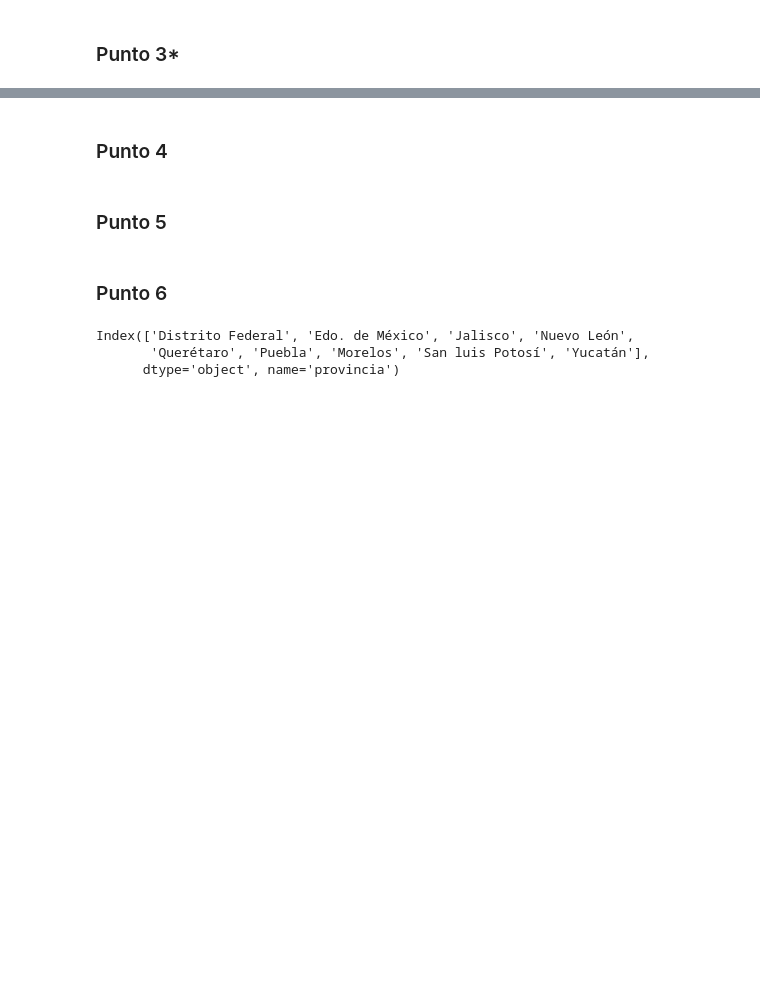
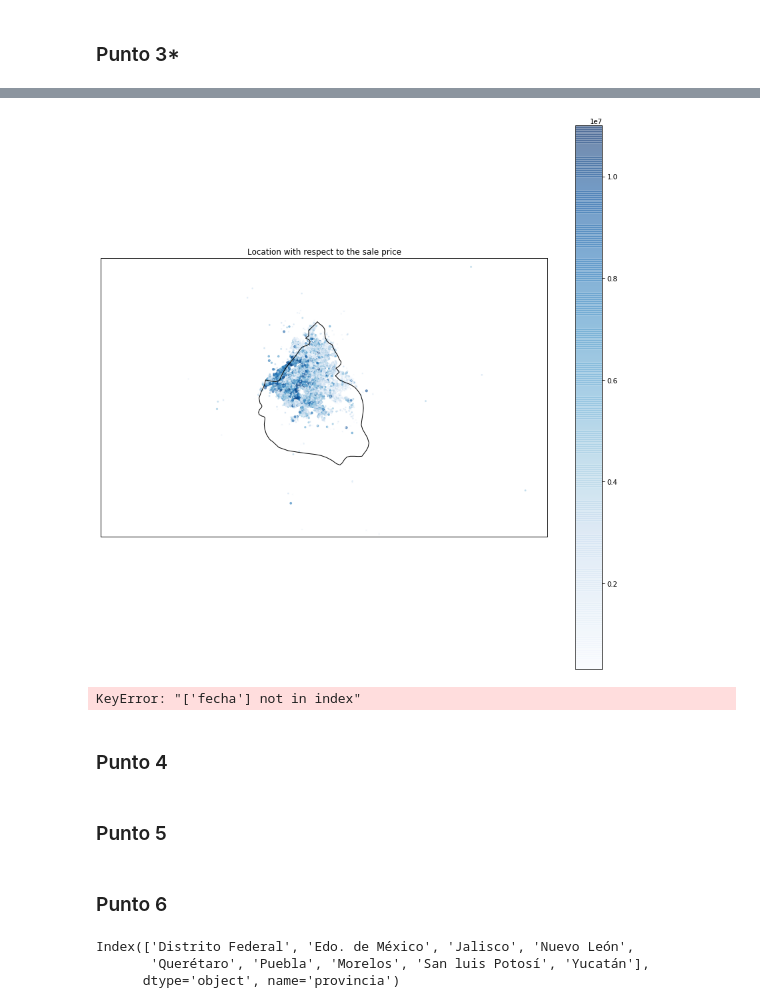
Before and after one commit to nbuzzano/7506-zonaprop, a Jupyter notebook: zonaprop-data-analysis.ipynb, the cells around one changed output, grey strips where cells are left out. Saved outputs shown, nothing was run; the diff lists cells and outputs as text; code cells hidden in the pictures; blank space fills up the shorter version.

```diff
--- a/zonaprop-data-analysis.ipynb
+++ b/zonaprop-data-analysis.ipynb
@@ -626,3 +626,16 @@ ax.set_extent([-120, -85, 14, 34], crs=ccrs.PlateCarree())
 ### Punto 3*
 # %%
 #HACER OTRO MAPA PERO PARA DISTRITO FEDERAL QUE ES LA LOCALIDAD QUE MAS CONCENTRA.
+# %%
+resolution = '10m'
+category = 'cultural'
+name = 'admin_1_states_provinces'
+
+shpfilename = shapereader.natural_earth(resolution, category, name)
+reader = shapereader.Reader(shpfilename)
+countries = reader.records()
+# %%
+poly = None
+for country in countries:
+    if country.attributes['admin'] == 'Mexico' and country.attributes['name'] == 'Distrito Federal':
+        poly = country.geometry
@@ -628,0 +660,27 @@ ax.set_extent([-120, -85, 14, 34], crs=ccrs.PlateCarree())
+# %%
+def graficar_mapa(df3):
+
+    plt.figure(figsize = [15,15])
+
+    ax = plt.axes(projection=ccrs.PlateCarree())
+
+    ax.add_geometries(poly, crs=ccrs.PlateCarree(), facecolor='none', edgecolor='0')
+
+    df3.plot(kind="scatter", x="lng", y="lat", s=df3['precio']/10**6,
+                 c = df3['precio'], cmap="Blues", colorbar=True, ax=ax, alpha=0.5)
+    plt.title('Location with respect to the sale price')
+
+    ax.set_extent([-99.9, -98.3, 18.8, 19.8], crs=ccrs.PlateCarree())
+# %%
+df3 = df.copy()
+df3 = df3.loc[df3.provincia == 'Distrito Federal']
+
+df3 = df3[['lat','lng','precio']]
+df3.dropna(inplace= True)
+
+#filter out the outliers -> not in DF
+df3 = df3[(np.abs(stats.zscore(df3)) < 3).all(axis=1)]
+# %%
+graficar_mapa(df3)
+# %% [output]
+[figure, added]
@@ -629,3 +693,22 @@ ax.set_extent([-120, -85, 14, 34], crs=ccrs.PlateCarree())
+# %%
+df3 = df3[['lat','lng','precio','fecha']]
+df3.dropna(inplace= True)
+
+#filter out the outliers -> not in DF
+df3 = df3[(np.abs(stats.zscore(df3)) < 3).all(axis=1)]
+
+
+
+# VALIDO QUE TODAS LAS FECHAS DE LA FEATURE 'fecha' ESTEN ENTRE 2012 Y 2016
+
+def date_between(date1, date2, date_to_compare):
+    return date1 < date_to_compare and date_to_compare < date2
+
+#aplicacion parcial de 'date_between(date1, date2, date_to_compare)'
+partial_date_between = partial(date_between,'2012-00-00 00:00:00', '2017-00-00 00:00:00')
+apply_all(df.fecha, partial_date_between)
+# %% [output]
+KeyError: "['fecha'] not in index"
 # %% [markdown]
 ### Punto 4
 # %%
```
Also changed, not shown: parts of 5 cells of this notebook.
